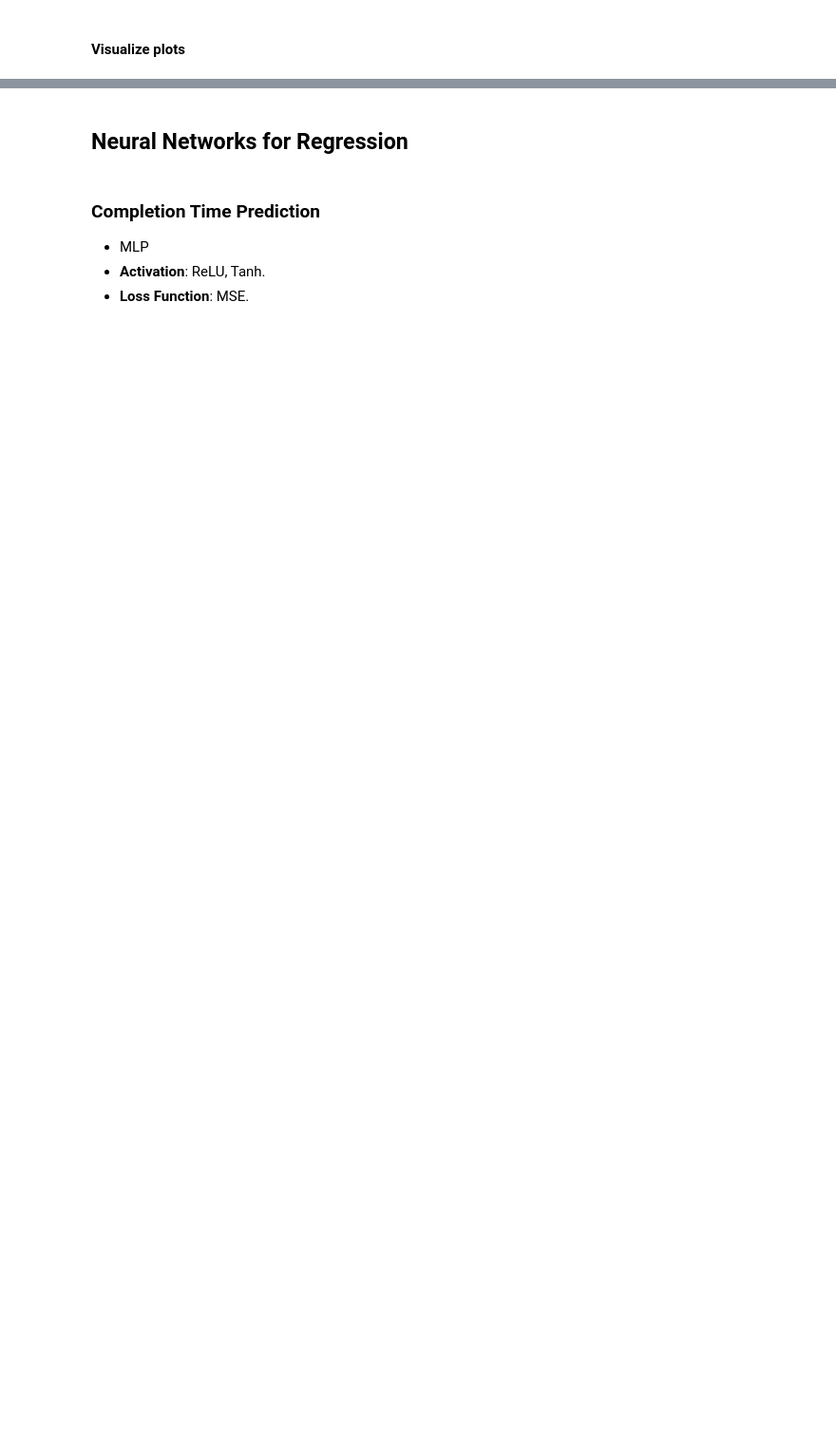
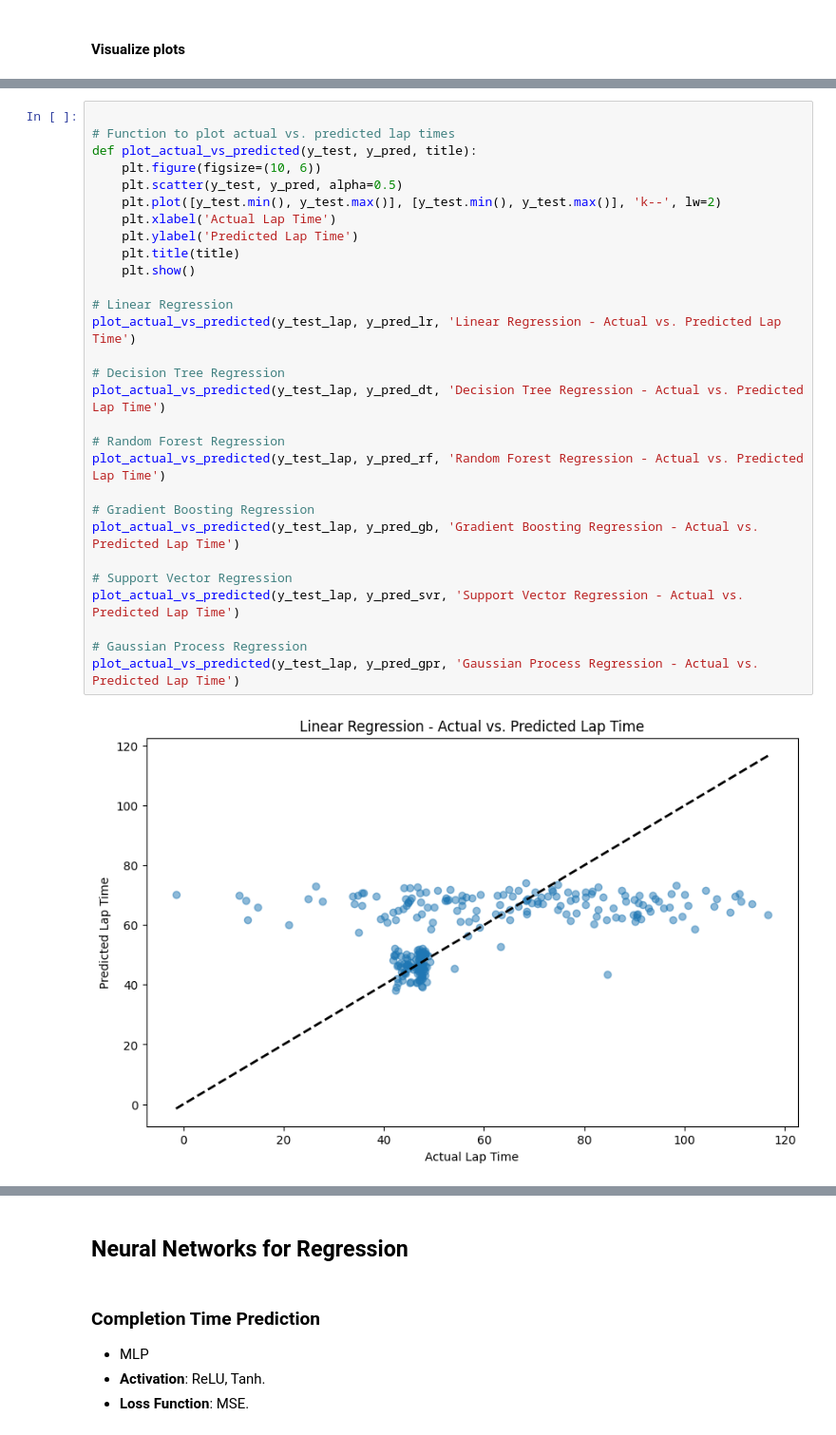
Before and after one commit to CanoniCarLTD/Canonicar_DS, a Jupyter notebook: Canonicar_DS.ipynb, the cells around one changed output, grey strips where cells are left out. Shown at 95% size. Cells and saved outputs as stored; diff of their text form; blank space fills up the shorter version.

```diff
--- a/Canonicar_DS.ipynb
+++ b/Canonicar_DS.ipynb
@@ -538,0 +566,31 @@ plt.show()
+# %%
+
+# Function to plot actual vs. predicted lap times
+def plot_actual_vs_predicted(y_test, y_pred, title):
+    plt.figure(figsize=(10, 6))
+    plt.scatter(y_test, y_pred, alpha=0.5)
+    plt.plot([y_test.min(), y_test.max()], [y_test.min(), y_test.max()], 'k--', lw=2)
+    plt.xlabel('Actual Lap Time')
+    plt.ylabel('Predicted Lap Time')
+    plt.title(title)
+    plt.show()
+
+# Linear Regression
+plot_actual_vs_predicted(y_test_lap, y_pred_lr, 'Linear Regression - Actual vs. Predicted Lap Time')
+
+# Decision Tree Regression
+plot_actual_vs_predicted(y_test_lap, y_pred_dt, 'Decision Tree Regression - Actual vs. Predicted Lap Time')
+
+# Random Forest Regression
+plot_actual_vs_predicted(y_test_lap, y_pred_rf, 'Random Forest Regression - Actual vs. Predicted Lap Time')
+
+# Gradient Boosting Regression
+plot_actual_vs_predicted(y_test_lap, y_pred_gb, 'Gradient Boosting Regression - Actual vs. Predicted Lap Time')
+
+# Support Vector Regression
+plot_actual_vs_predicted(y_test_lap, y_pred_svr, 'Support Vector Regression - Actual vs. Predicted Lap Time')
+
+# Gaussian Process Regression
+plot_actual_vs_predicted(y_test_lap, y_pred_gpr, 'Gaussian Process Regression - Actual vs. Predicted Lap Time')
+# %% [output]
+[figure, added]
```
Also changed, not shown: parts of 64 cells of this notebook, 2 other files.
